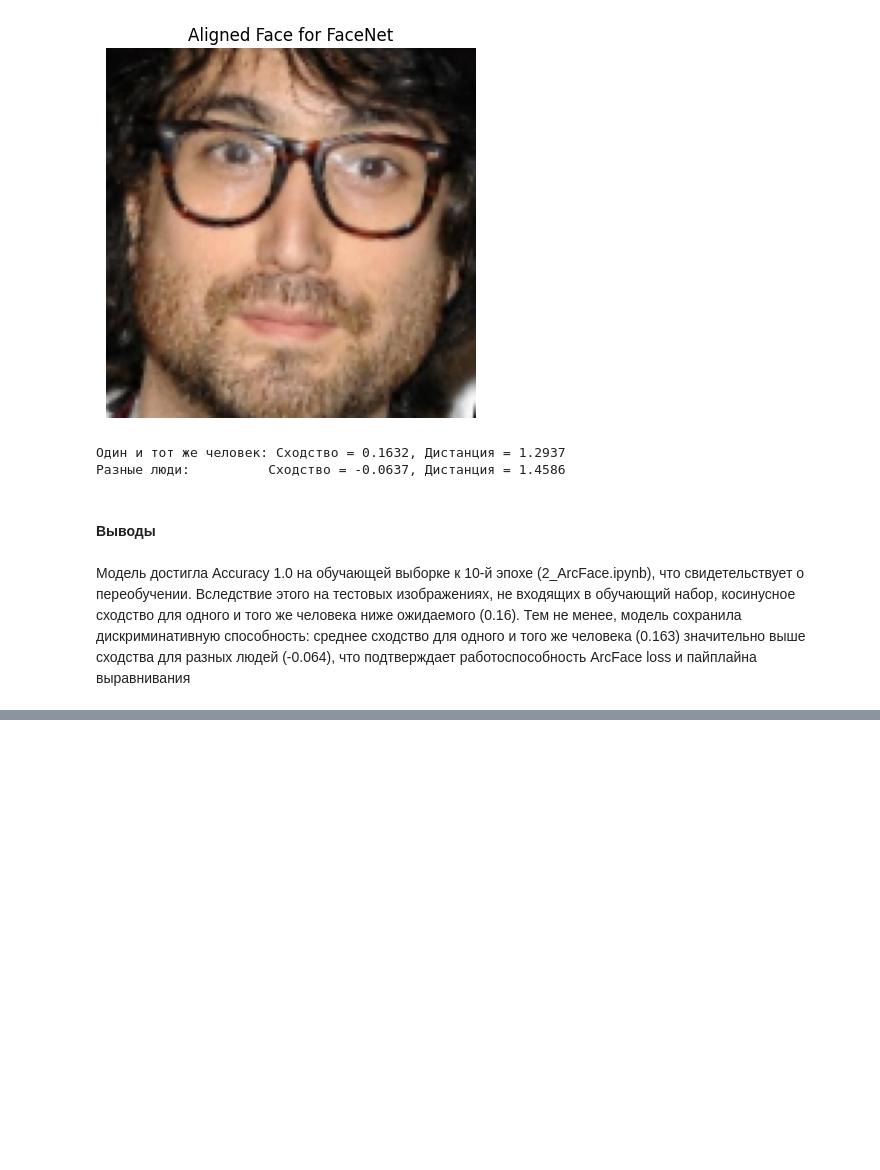
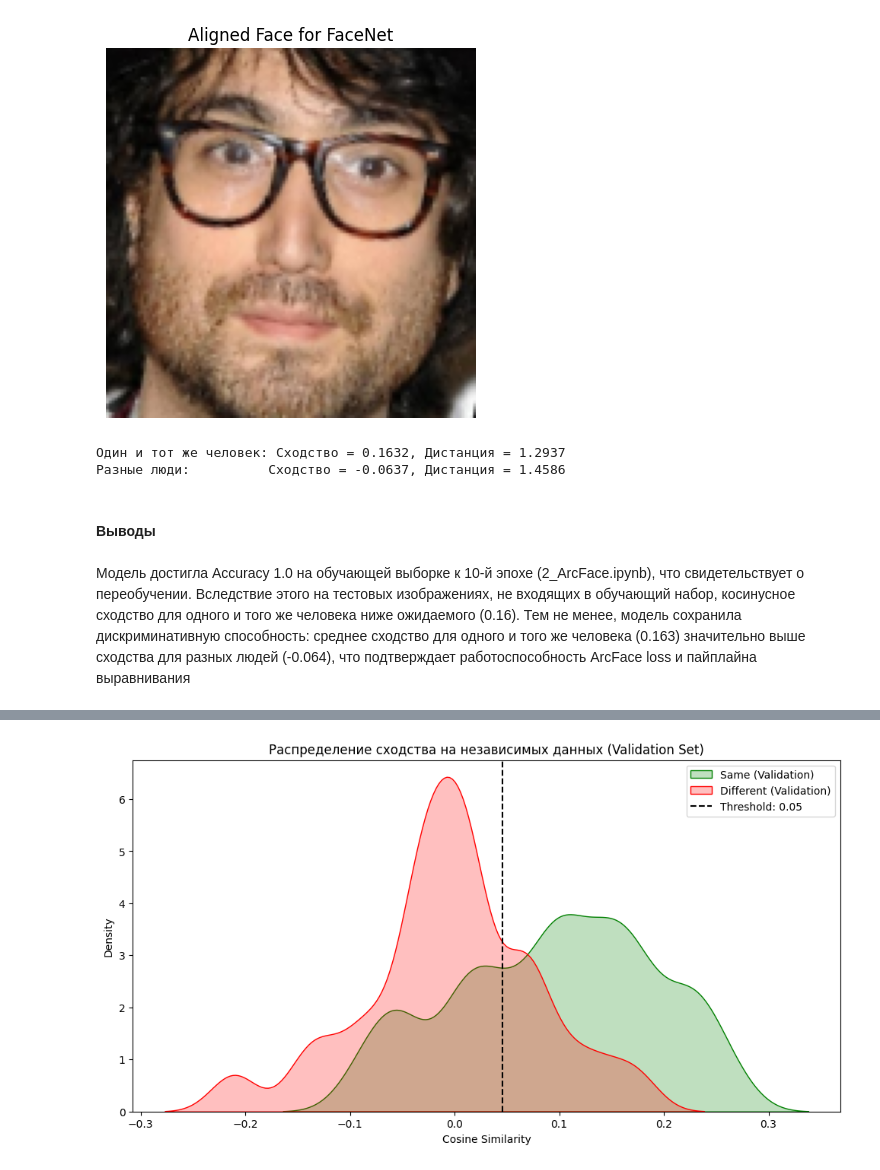
Before and after one commit to Kiselb/DLS1F2025, a Jupyter notebook: 4_Pipeline.ipynb, the cells around one changed output, grey strips where cells are left out. Drawn from its saved outputs; the diff is of its cells as text; code cells hidden in the pictures; blank space fills up the shorter version.

Commit message:
Pipeline 2.4

```diff
--- a/4_Pipeline.ipynb
+++ b/4_Pipeline.ipynb
@@ -209,10 +209,10 @@ class FaceRecognitionPipeline:
             aligned_face = align_face(face_resize, pts)
 
             # Визуализация для отладки
-            plt.imshow(cv2.cvtColor(aligned_face, cv2.COLOR_BGR2RGB))
-            plt.title("Aligned Face for FaceNet")
-            plt.axis('off')
-            plt.show()
+            #plt.imshow(cv2.cvtColor(aligned_face, cv2.COLOR_BGR2RGB))
+            #plt.title("Aligned Face for FaceNet")
+            #plt.axis('off')
+            #plt.show()
 
             transform = transforms.Compose([
                 transforms.ToPILImage(),
@@ -260,9 +260,9 @@ class FaceRecognitionPipeline:
             aligned_face = align_face(face_resize, np.array(pts))
             print(aligned_face.shape)
 
-            plt.imshow(cv2.cvtColor(aligned_face, cv2.COLOR_BGR2RGB))
-            plt.title("То, что видит FaceNet")
-            plt.show()
+            #plt.imshow(cv2.cvtColor(aligned_face, cv2.COLOR_BGR2RGB))
+            #plt.title("То, что видит FaceNet")
+            #plt.show()
 
             # Эмбеддинг (FaceNet)
             # Нормализация ImageNet
@@ -374,0 +384,74 @@ print(f"Разные люди:          Сходство = {sim_diff:.4f}, Ди
+# %%
+def get_val_pairs(identity_file, train_names_file, num_same=50, num_diff=50):
+    # 1. Загружаем все данные
+    full_identity = pd.read_csv(identity_file, sep='\s+', header=None, names=['image_id', 'identity'])
+    train_names = pd.read_csv(train_names_file)['image_id'].values
+
+    # 2. Исключаем файлы, которые использовались в обучении
+    val_df = full_identity[~full_identity['image_id'].isin(train_names)]
+
+    same_pairs = []
+    diff_pairs = []
+
+    # 3. Генерируем пары "Один и тот же человек"
+    # Ищем людей, у которых в валидационной выборке хотя бы 2 фото
+    id_counts = val_df['identity'].value_counts()
+    valid_ids = id_counts[id_counts >= 2].index.tolist()
+
+    for _ in range(min(num_same, len(valid_ids))):
+        person_id = random.choice(valid_ids)
+        person_photos = val_df[val_df['identity'] == person_id]['image_id'].tolist()
+        pair = random.sample(person_photos, 2)
+        same_pairs.append(pair)
+
+    # 4. Генерируем пары "Разные люди"
+    unique_ids = val_df['identity'].unique()
+    for _ in range(num_diff):
+        id1, id2 = random.sample(list(unique_ids), 2)
+        photo1 = val_df[val_df['identity'] == id1]['image_id'].iloc[0]
+        photo2 = val_df[val_df['identity'] == id2]['image_id'].iloc[0]
+        diff_pairs.append((photo1, photo2))
+
+    return same_pairs, diff_pairs
+
+def plot_final_distributions(pipeline, same_pairs, diff_pairs, img_dir):
+    same_scores = []
+    diff_scores = []
+
+    print("Извлекаю эмбеддинги для валидационных пар...")
+
+    for p1, p2 in tqdm(same_pairs, desc="Same pairs"):
+        res1 = pipeline.process_image(os.path.join(img_dir, p1))
+        res2 = pipeline.process_image(os.path.join(img_dir, p2))
+        if res1 and res2:
+            sim, _ = compare_faces(res1[0]['embedding'], res2[0]['embedding'])
+            same_scores.append(sim)
+
+    for p1, p2 in tqdm(diff_pairs, desc="Diff pairs"):
+        res1 = pipeline.process_image(os.path.join(img_dir, p1))
+        res2 = pipeline.process_image(os.path.join(img_dir, p2))
+        if res1 and res2:
+            sim, _ = compare_faces(res1[0]['embedding'], res2[0]['embedding'])
+            diff_scores.append(sim)
+
+    # Визуализация
+    plt.figure(figsize=(12, 6))
+    sns.kdeplot(same_scores, fill=True, color="green", label="Same (Validation)", bw_adjust=0.5)
+    sns.kdeplot(diff_scores, fill=True, color="red", label="Different (Validation)", bw_adjust=0.5)
+
+    # Расчет порога
+    combined_mean = (np.mean(same_scores) + np.mean(diff_scores)) / 2
+    plt.axvline(combined_mean, color='black', linestyle='--', label=f'Threshold: {combined_mean:.2f}')
+
+    plt.title('Распределение сходства на независимых данных (Validation Set)')
+    plt.xlabel('Cosine Similarity')
+    plt.ylabel('Density')
+    plt.legend()
+    plt.show()
+
+# 1. Получаем списки файлов для теста
+same_p, diff_p = get_val_pairs('identity_CelebA.txt', 'selected_names.csv', num_same=30, num_diff=30)
+
+pipeline = FaceRecognitionPipeline('hourglass.pth', 'model_arcface_final.pth', num_classes=5408)
+plot_final_distributions(pipeline, same_p, diff_p, 'img_celeba')
+# %% [output]
@@ -374,0 +459 @@ print(f"Разные люди:          Сходство = {sim_diff:.4f}, Ди
+[figure, added]
```
Also changed, not shown: parts of 4 cells of this notebook.
